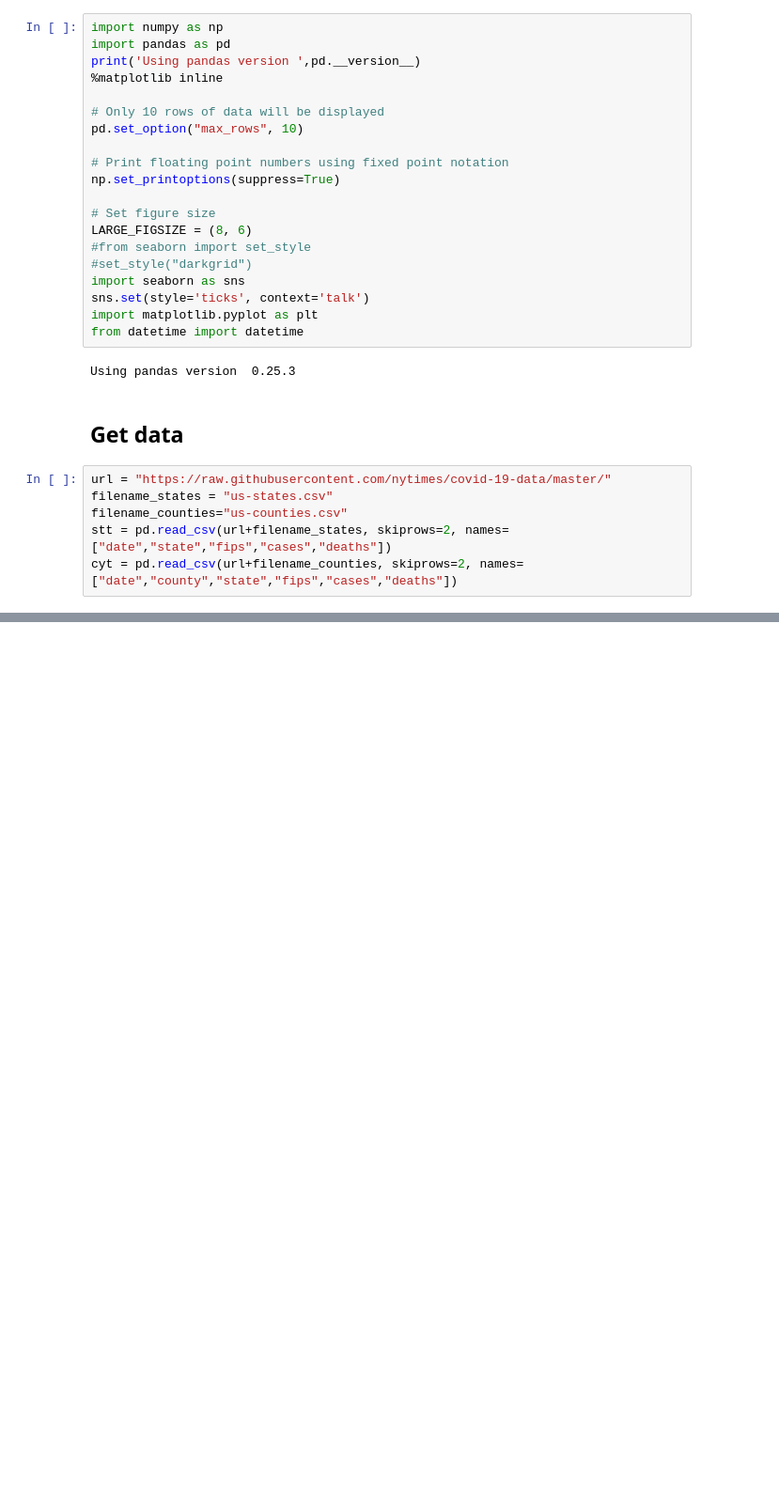
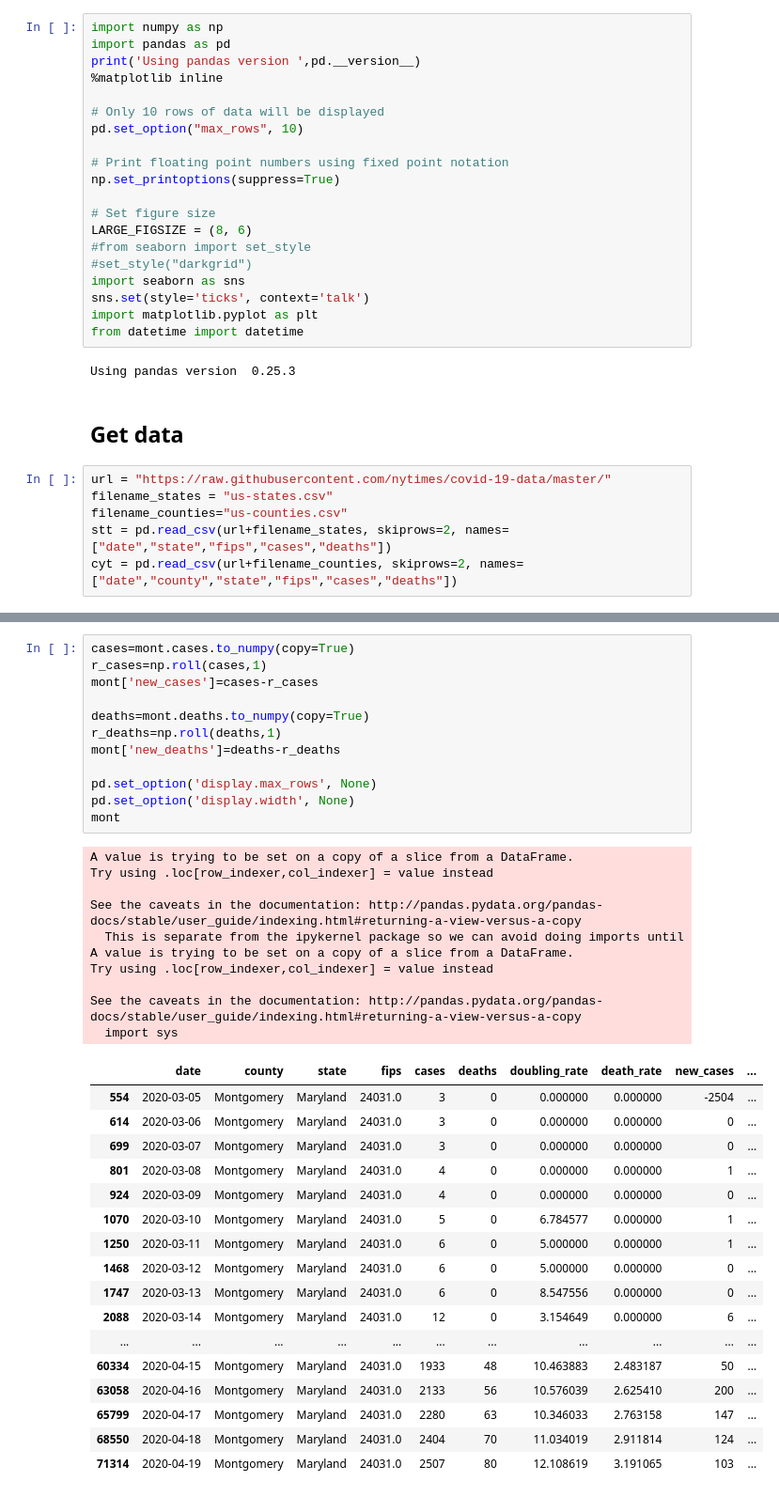
Before and after one commit to knobelsp/CV19, a Jupyter notebook: CV19.ipynb, the cells around one changed output, grey strips where cells are left out. Shown at 94% size. Drawn from its saved outputs; the diff is of its cells as text; blank space fills up the shorter version.

```diff
--- a/CV19.ipynb
+++ b/CV19.ipynb
@@ -162,0 +166,40 @@ See the caveats in the documentation: http://pandas.pydata.org/pandas-docs/stabl
+# %%
+cases=mont.cases.to_numpy(copy=True)
+r_cases=np.roll(cases,1)
+mont['new_cases']=cases-r_cases
+
+deaths=mont.deaths.to_numpy(copy=True)
+r_deaths=np.roll(deaths,1)
+mont['new_deaths']=deaths-r_deaths
+
+pd.set_option('display.max_rows', None)
+pd.set_option('display.width', None)
+mont
+# %% [output]
+A value is trying to be set on a copy of a slice from a DataFrame.
+Try using .loc[row_indexer,col_indexer] = value instead
+
+See the caveats in the documentation: http://pandas.pydata.org/pandas-docs/stable/user_guide/indexing.html#returning-a-view-versus-a-copy
+  This is separate from the ipykernel package so we can avoid doing imports until
+A value is trying to be set on a copy of a slice from a DataFrame.
+Try using .loc[row_indexer,col_indexer] = value instead
+
+See the caveats in the documentation: http://pandas.pydata.org/pandas-docs/stable/user_guide/indexing.html#returning-a-view-versus-a-copy
+  import sys
+|  | date | county | state | fips | cases | deaths | doubling_rate | death_rate | new_cases | ... |
+| 554 | 2020-03-05 | Montgomery | Maryland | 24031.0 | 3 | 0 | 0.000000 | 0.000000 | -2504 | ... |
+| 614 | 2020-03-06 | Montgomery | Maryland | 24031.0 | 3 | 0 | 0.000000 | 0.000000 | 0 | ... |
+| 699 | 2020-03-07 | Montgomery | Maryland | 24031.0 | 3 | 0 | 0.000000 | 0.000000 | 0 | ... |
+| 801 | 2020-03-08 | Montgomery | Maryland | 24031.0 | 4 | 0 | 0.000000 | 0.000000 | 1 | ... |
+| 924 | 2020-03-09 | Montgomery | Maryland | 24031.0 | 4 | 0 | 0.000000 | 0.000000 | 0 | ... |
+| 1070 | 2020-03-10 | Montgomery | Maryland | 24031.0 | 5 | 0 | 6.784577 | 0.000000 | 1 | ... |
+| 1250 | 2020-03-11 | Montgomery | Maryland | 24031.0 | 6 | 0 | 5.000000 | 0.000000 | 1 | ... |
+| 1468 | 2020-03-12 | Montgomery | Maryland | 24031.0 | 6 | 0 | 5.000000 | 0.000000 | 0 | ... |
+| 1747 | 2020-03-13 | Montgomery | Maryland | 24031.0 | 6 | 0 | 8.547556 | 0.000000 | 0 | ... |
+| 2088 | 2020-03-14 | Montgomery | Maryland | 24031.0 | 12 | 0 | 3.154649 | 0.000000 | 6 | ... |
+| ... | ... | ... | ... | ... | ... | ... | ... | ... | ... | ... |
+| 60334 | 2020-04-15 | Montgomery | Maryland | 24031.0 | 1933 | 48 | 10.463883 | 2.483187 | 50 | ... |
+| 63058 | 2020-04-16 | Montgomery | Maryland | 24031.0 | 2133 | 56 | 10.576039 | 2.625410 | 200 | ... |
+| 65799 | 2020-04-17 | Montgomery | Maryland | 24031.0 | 2280 | 63 | 10.346033 | 2.763158 | 147 | ... |
+| 68550 | 2020-04-18 | Montgomery | Maryland | 24031.0 | 2404 | 70 | 11.034019 | 2.911814 | 124 | ... |
+| 71314 | 2020-04-19 | Montgomery | Maryland | 24031.0 | 2507 | 80 | 12.108619 | 3.191065 | 103 | ... |
```
Also changed, not shown: parts of 3 cells of this notebook, 23 other files.
